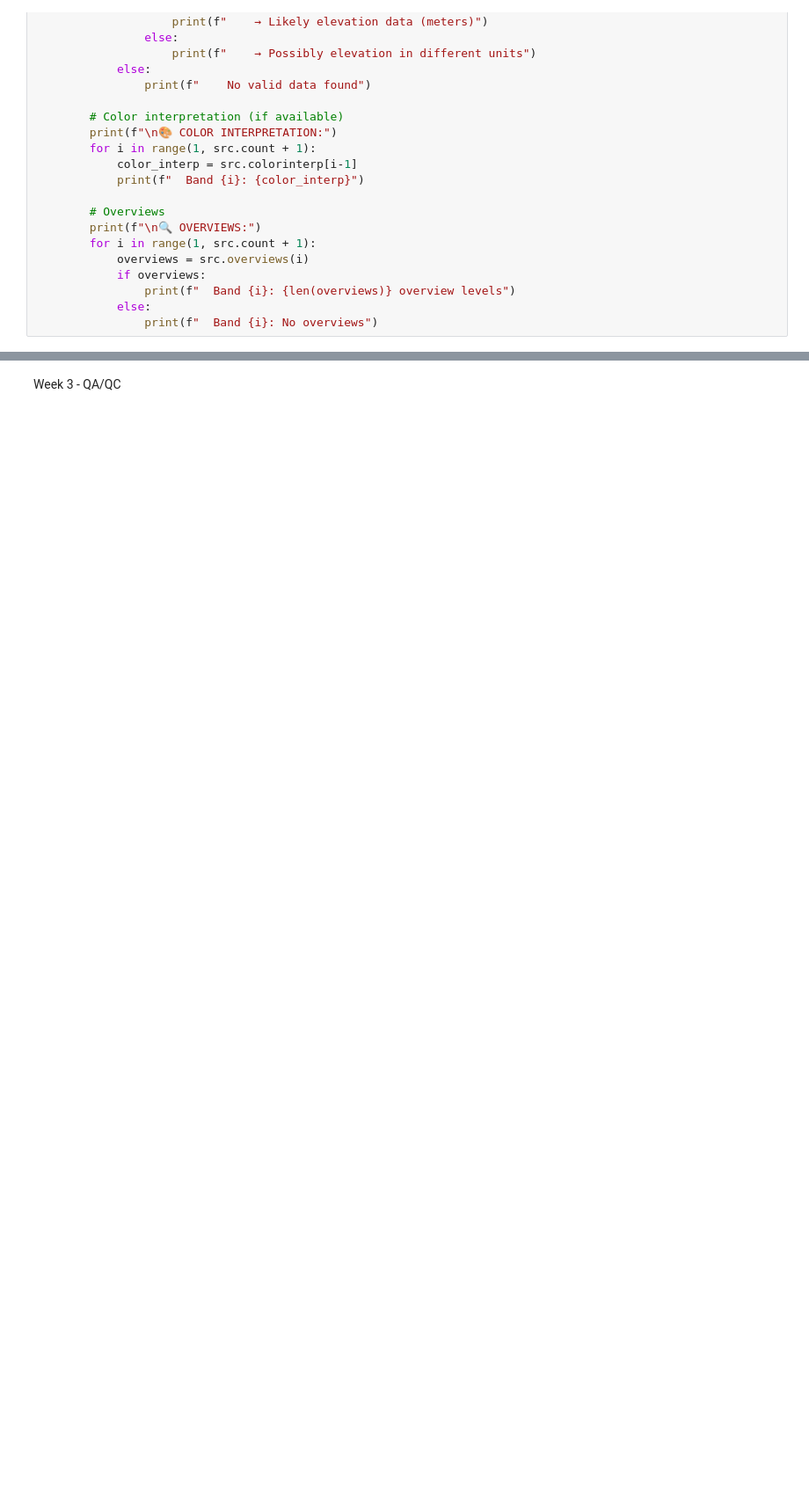
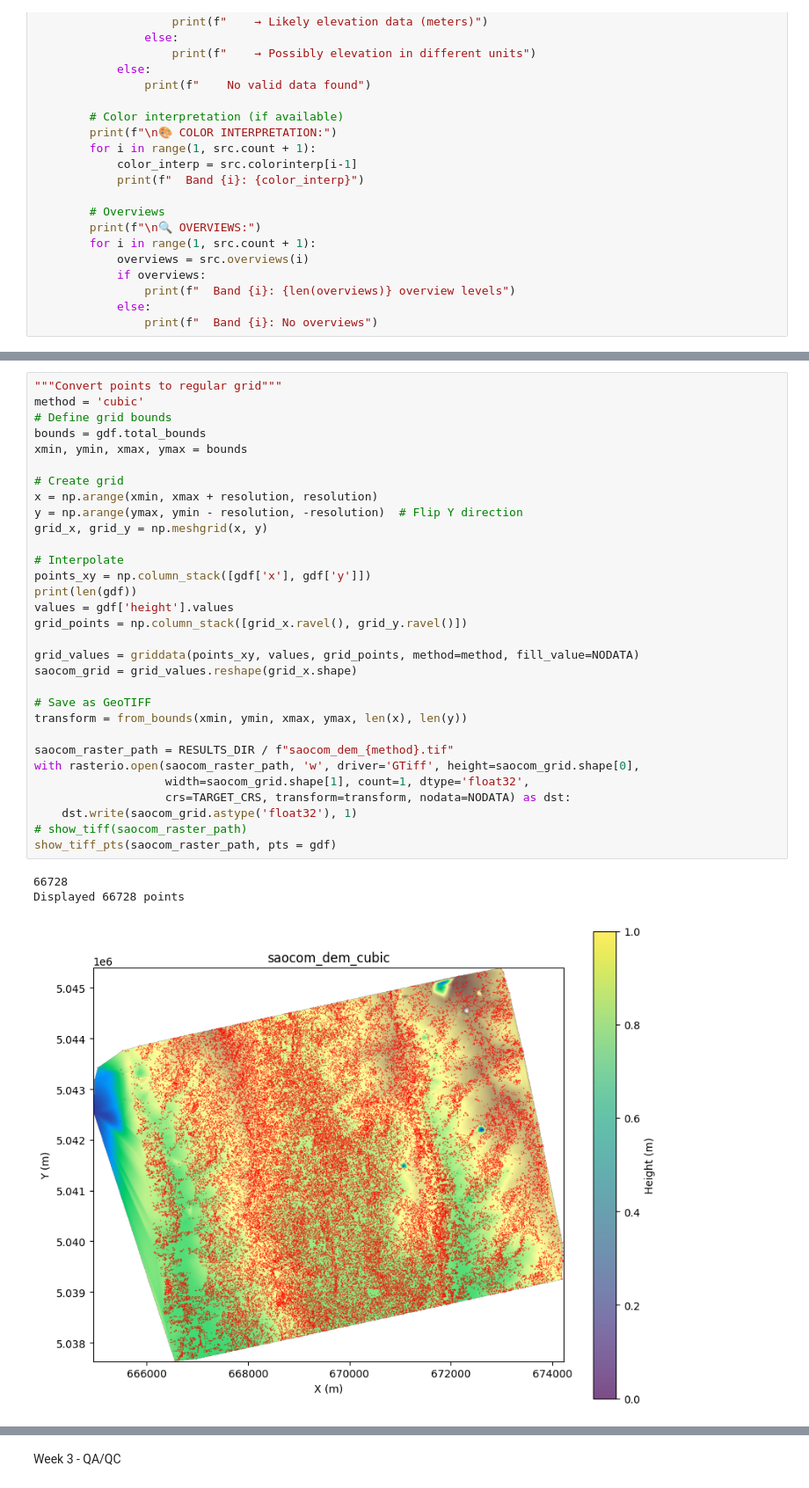
Before and after one commit to clgoodrich/saocom_project, a Jupyter notebook: main_saocon.ipynb, the cells around one changed output, grey strips where cells are left out. Shown at 88% size. Cells and saved outputs as stored; diff of their text form; blank space fills up the shorter version.

```diff
--- a/main_saocon.ipynb
+++ b/main_saocon.ipynb
@@ -473,2 +543,37 @@ if 'saocom_grid' in locals():
+# %%
+"""Convert points to regular grid"""
+method = 'cubic'
+# Define grid bounds
+bounds = gdf.total_bounds
+xmin, ymin, xmax, ymax = bounds
+
+# Create grid
+x = np.arange(xmin, xmax + resolution, resolution)
+y = np.arange(ymax, ymin - resolution, -resolution)  # Flip Y direction
+grid_x, grid_y = np.meshgrid(x, y)
+
+# Interpolate
+points_xy = np.column_stack([gdf['x'], gdf['y']])
+print(len(gdf))
+values = gdf['height'].values
+grid_points = np.column_stack([grid_x.ravel(), grid_y.ravel()])
+
+grid_values = griddata(points_xy, values, grid_points, method=method, fill_value=NODATA)
+saocom_grid = grid_values.reshape(grid_x.shape)
+
+# Save as GeoTIFF
+transform = from_bounds(xmin, ymin, xmax, ymax, len(x), len(y))
+
+saocom_raster_path = RESULTS_DIR / f"saocom_dem_{method}.tif"
+with rasterio.open(saocom_raster_path, 'w', driver='GTiff', height=saocom_grid.shape[0],
+                   width=saocom_grid.shape[1], count=1, dtype='float32',
+                   crs=TARGET_CRS, transform=transform, nodata=NODATA) as dst:
+    dst.write(saocom_grid.astype('float32'), 1)
+# show_tiff(saocom_raster_path)
+show_tiff_pts(saocom_raster_path, pts = gdf)
+# %% [output]
+66728
+Displayed 66728 points
+[figure, added]
 # %%
 from shapely.geometry import box
```
Also changed, not shown: parts of 13 cells of this notebook, 2 other files.
